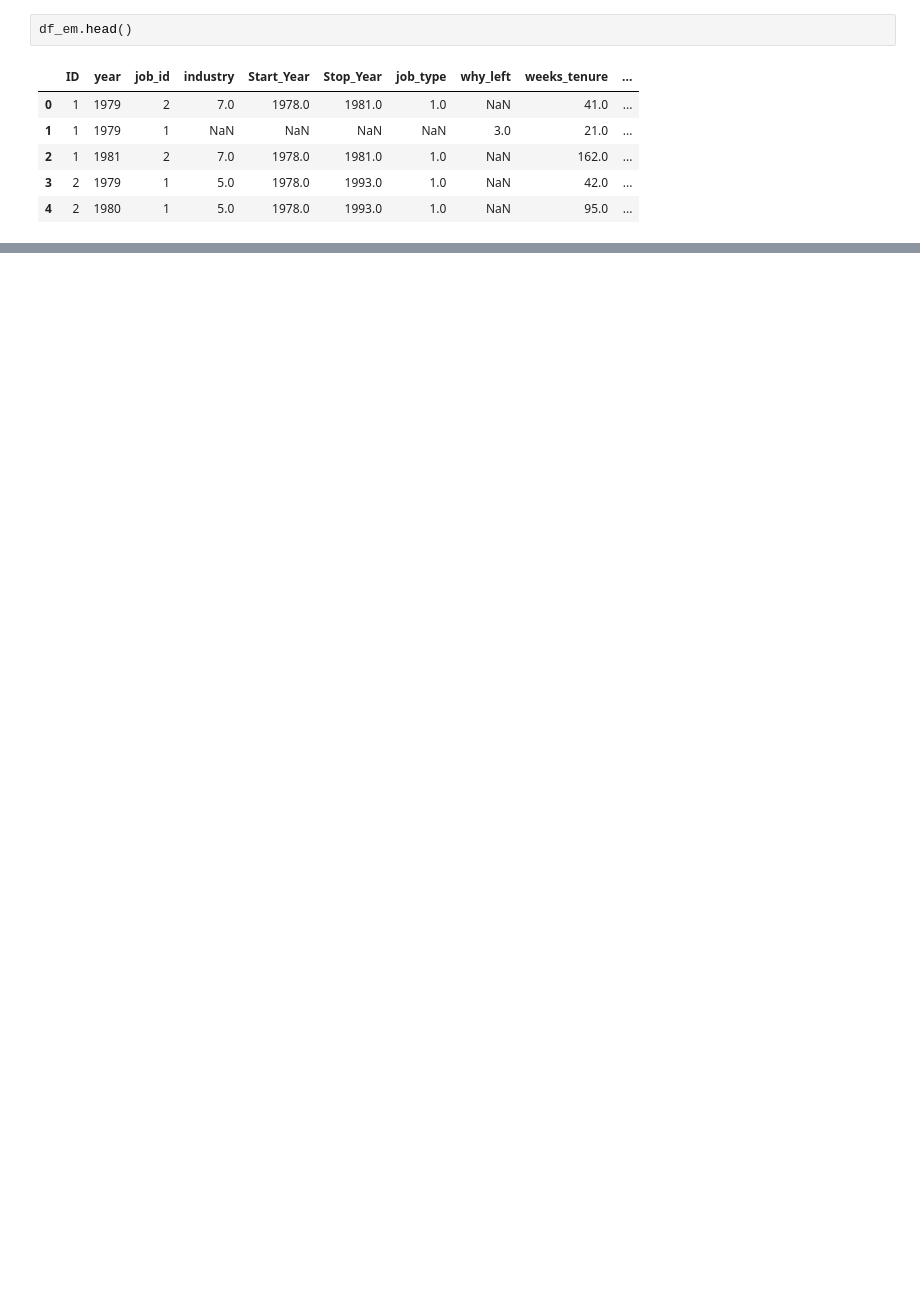
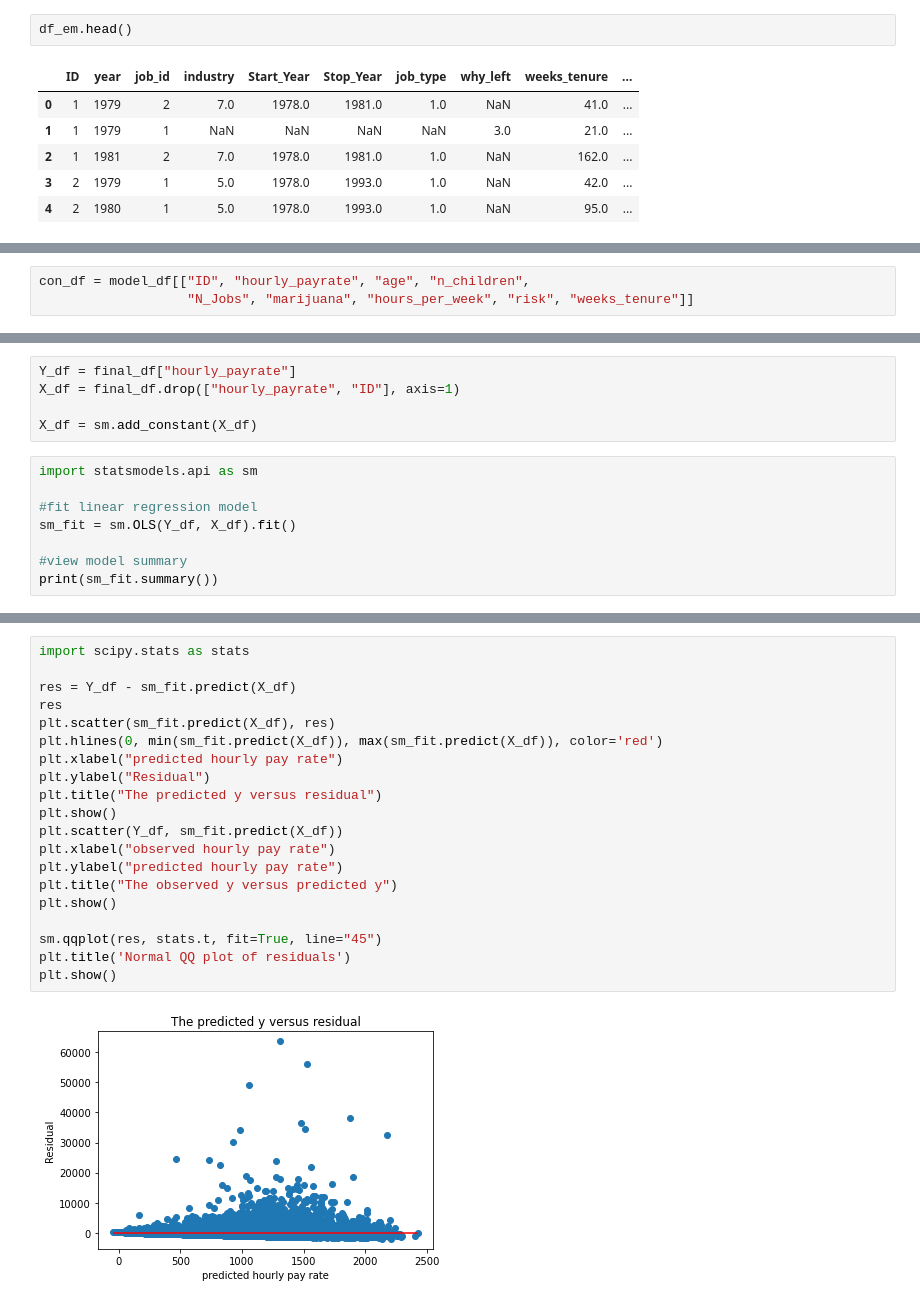
Before and after one commit to yifan6210/DS4A_Capstone, a Jupyter notebook: Project.ipynb, the cells around one changed output, grey strips where cells are left out. Saved outputs shown, nothing was run; the diff lists cells and outputs as text; blank space fills up the shorter version.

```diff
--- a/Project.ipynb
+++ b/Project.ipynb
@@ -167,0 +309,3 @@ memory usage: 234.0 MB
+# %%
+con_df = model_df[["ID", "hourly_payrate", "age", "n_children",
+                   "N_Jobs", "marijuana", "hours_per_week", "risk", "weeks_tenure"]]
@@ -167,0 +328,13 @@ memory usage: 234.0 MB
+# %%
+Y_df = final_df["hourly_payrate"]
+X_df = final_df.drop(["hourly_payrate", "ID"], axis=1)
+
+X_df = sm.add_constant(X_df)
+# %%
+import statsmodels.api as sm
+
+#fit linear regression model
+sm_fit = sm.OLS(Y_df, X_df).fit()
+
+#view model summary
+print(sm_fit.summary())
@@ -167,0 +359,22 @@ memory usage: 234.0 MB
+# %%
+import scipy.stats as stats
+
+res = Y_df - sm_fit.predict(X_df)
+res
+plt.scatter(sm_fit.predict(X_df), res)
+plt.hlines(0, min(sm_fit.predict(X_df)), max(sm_fit.predict(X_df)), color='red')
+plt.xlabel("predicted hourly pay rate")
+plt.ylabel("Residual")
+plt.title("The predicted y versus residual")
+plt.show()
+plt.scatter(Y_df, sm_fit.predict(X_df))
+plt.xlabel("observed hourly pay rate")
+plt.ylabel("predicted hourly pay rate")
+plt.title("The observed y versus predicted y")
+plt.show()
+
+sm.qqplot(res, stats.t, fit=True, line="45")
+plt.title('Normal QQ plot of residuals')
+plt.show()
+# %% [output]
+[figure, added]
```
Also changed, not shown: parts of 26 cells of this notebook.
